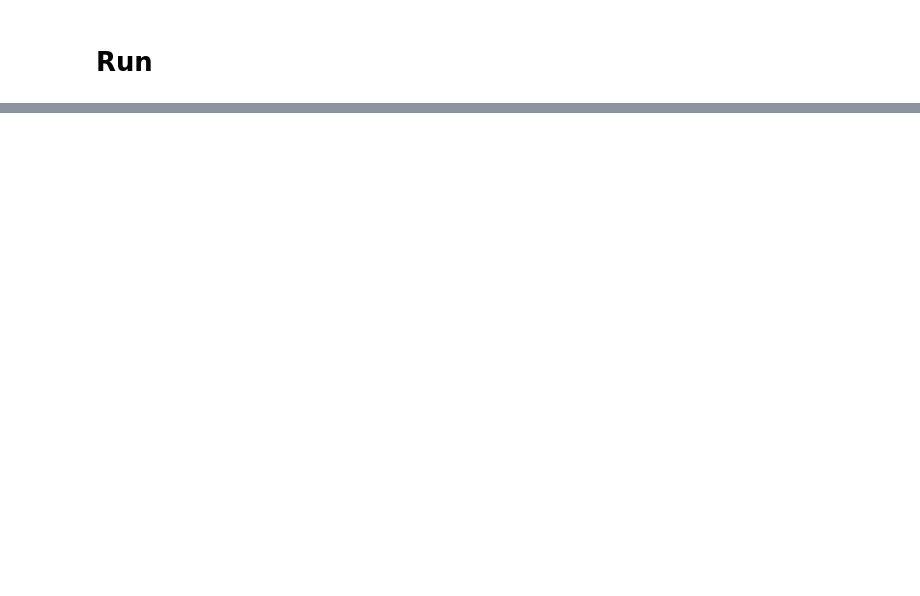
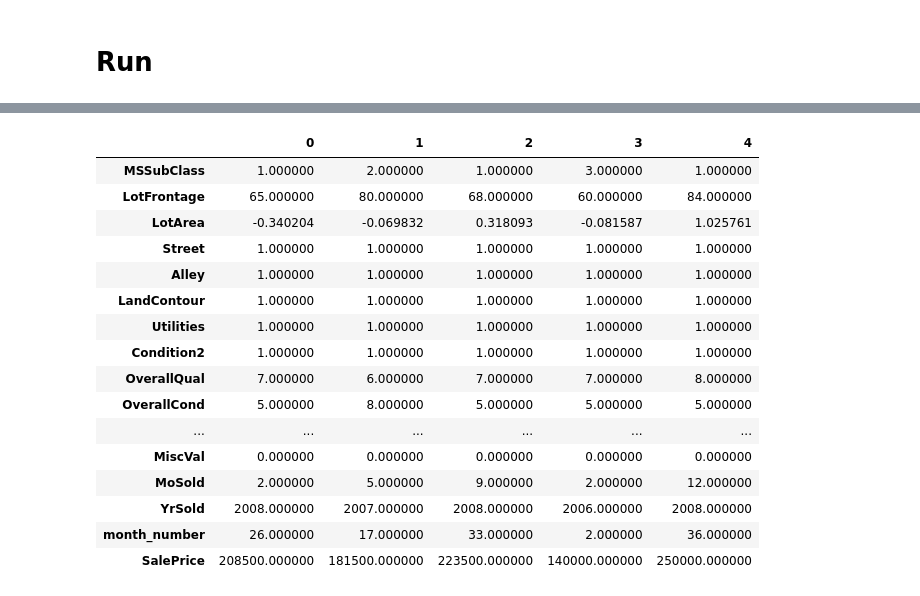
Before and after one commit to ZachariahRosenberg/ames-iowa-housing-predictions, a Jupyter notebook: main.ipynb, the cells around one changed output, grey strips where cells are left out. Drawn from its saved outputs; the diff is of its cells as text; code cells hidden in the pictures; blank space fills up the shorter version.

```diff
--- a/main.ipynb
+++ b/main.ipynb
@@ -178,11 +166,12 @@ class DataFixing:
         # explicitly order operations
         ops = [
             self._remove_columns,
+            self._fix_na,
             self._convert_categorical,
             self._fix_error_values,
             self._fix_outliers,
-            self._fix_na,
             self._remove_non_numeric_columns,
+            self._standardize_values
         ]
 
         for op in ops:
@@ -196,8 +185,7 @@ class DataFixing:
 
     def _remove_columns(self):
         columns = getattr(self, 'remove_columns_list', [])
-        if len(columns)> 0:
-            self.df = self.df.drop(columns=columns)
+        self.df = self.df.drop(columns=columns)
 
     def _fix_na(self):
         na_map = getattr(self, "fix_na", {})
@@ -263,6 +251,12 @@ class DataFixing:
         if len(onehot_cols) > 0:
             self.df = Helpers.convert_to_one_hot(self.df, onehot_cols)
 
+    def _standardize_values(self):
+        columns = getattr(self, 'standardize_cols', [])
+        if len(columns)>0:
+            subset_df = self.df.loc[:, columns]
+            self.df.loc[:, columns] = (subset_df - subset_df.mean()) / subset_df.std()
+
     def _fix_outliers(self, thresholds=(.02, .98)):
         outlier_map = getattr(self, "cap_outliers", {})
 
@@ -274,6 +268,10 @@ class DataFixing:
                 self.df.loc[self.df[col] < bottom_cap_value, col] = bottom_cap_value
             elif op == "top_cap":
                 self.df.loc[self.df[col] > top_cap_value, col] = top_cap_value
+            elif op == "drop":
+                self.df.loc[:, col] = self.df.loc[
+                    (self.df[col]>=bottom_cap_value) & (self.df[col]<=top_cap_value),
+                    col]
             else:
                 self.df.loc[self.df[col] > top_cap_value, col]    = top_cap_value
                 self.df.loc[self.df[col] < bottom_cap_value, col] = bottom_cap_value
@@ -490,5 +522,25 @@ Wo0t! New High Score: 23477.079069857333
 # %%
 pipe.plot_feature_importances()
+# %%
+pipe.df.head().T
+# %% [output]
+|  | 0 | 1 | 2 | 3 | 4 |
+| MSSubClass | 1.000000 | 2.000000 | 1.000000 | 3.000000 | 1.000000 |
+| LotFrontage | 65.000000 | 80.000000 | 68.000000 | 60.000000 | 84.000000 |
+| LotArea | -0.340204 | -0.069832 | 0.318093 | -0.081587 | 1.025761 |
+| Street | 1.000000 | 1.000000 | 1.000000 | 1.000000 | 1.000000 |
+| Alley | 1.000000 | 1.000000 | 1.000000 | 1.000000 | 1.000000 |
+| LandContour | 1.000000 | 1.000000 | 1.000000 | 1.000000 | 1.000000 |
+| Utilities | 1.000000 | 1.000000 | 1.000000 | 1.000000 | 1.000000 |
+| Condition2 | 1.000000 | 1.000000 | 1.000000 | 1.000000 | 1.000000 |
+| OverallQual | 7.000000 | 6.000000 | 7.000000 | 7.000000 | 8.000000 |
+| OverallCond | 5.000000 | 8.000000 | 5.000000 | 5.000000 | 5.000000 |
+| ... | ... | ... | ... | ... | ... |
+| MiscVal | 0.000000 | 0.000000 | 0.000000 | 0.000000 | 0.000000 |
+| MoSold | 2.000000 | 5.000000 | 9.000000 | 2.000000 | 12.000000 |
+| YrSold | 2008.000000 | 2007.000000 | 2008.000000 | 2006.000000 | 2008.000000 |
+| month_number | 26.000000 | 17.000000 | 33.000000 | 2.000000 | 36.000000 |
+| SalePrice | 208500.000000 | 181500.000000 | 223500.000000 | 140000.000000 | 250000.000000 |
 # %%
 pipe.graph_predictions()
 # %%
```
Also changed, not shown: parts of 3 cells of this notebook, 1 other file.
